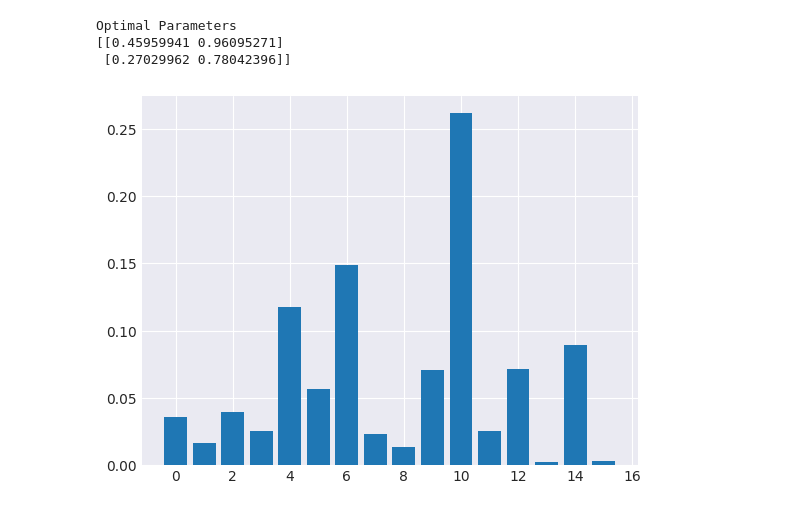
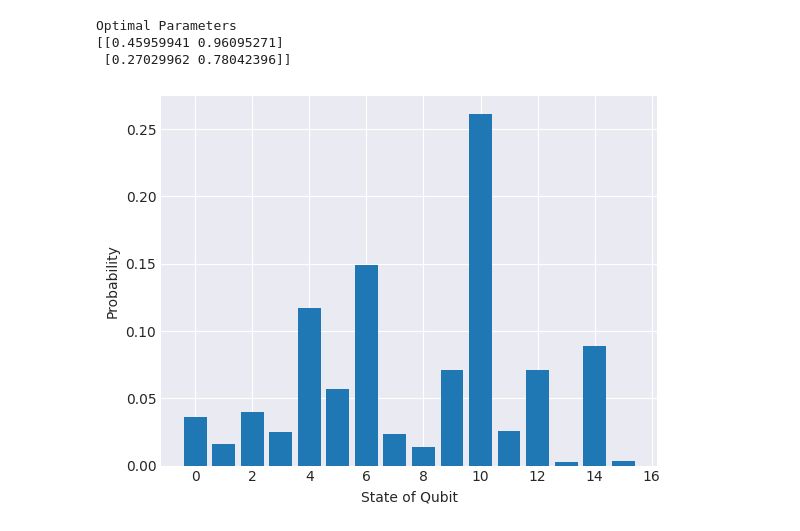
Before and after one commit to Han1105/bachelor_thesis_code_backup, a Jupyter notebook: pennylane/minimum_vertex_QAOA.ipynb, the cells around one changed output. Saved outputs shown, nothing was run; the diff lists cells and outputs as text; code cells hidden in the pictures.

```diff
--- a/pennylane/minimum_vertex_QAOA.ipynb
+++ b/pennylane/minimum_vertex_QAOA.ipynb
@@ -114,14 +164,16 @@ Optimal Parameters
 # %%
 @qml.qnode(dev)
 def probability_circuit(gamma, alpha):
     circuit([gamma, alpha])
     return qml.probs(wires=wires)
 
 
 probs = probability_circuit(params[0], params[1])
 
 plt.style.use("seaborn-v0_8-darkgrid")
 plt.bar(range(2 ** len(wires)), probs)
+plt.xlabel("State of Qubit")
+plt.ylabel("Probability")
 plt.show()
 # %% [output]
-[figure, old version]
+[figure, new version]
```
Also changed, not shown: parts of 8 cells of this notebook, 5 other files.
